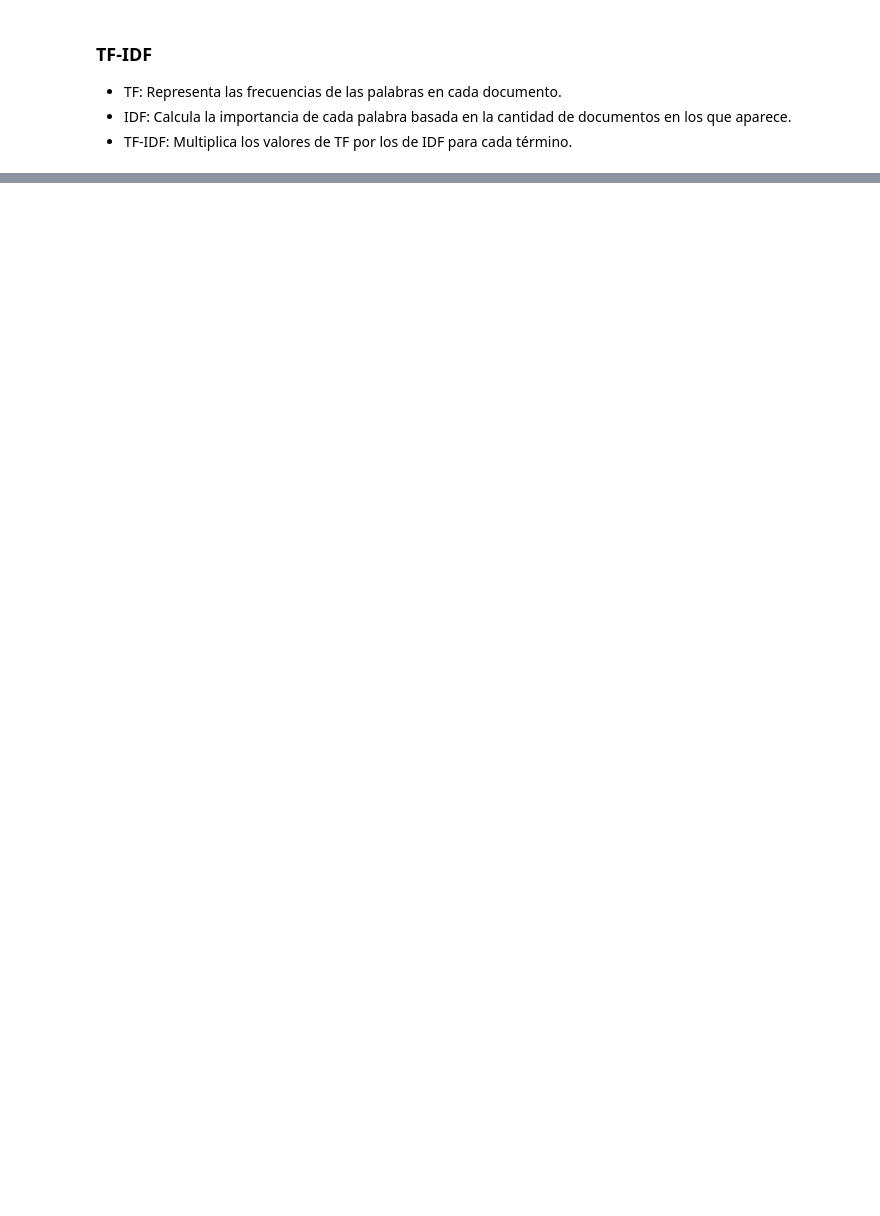
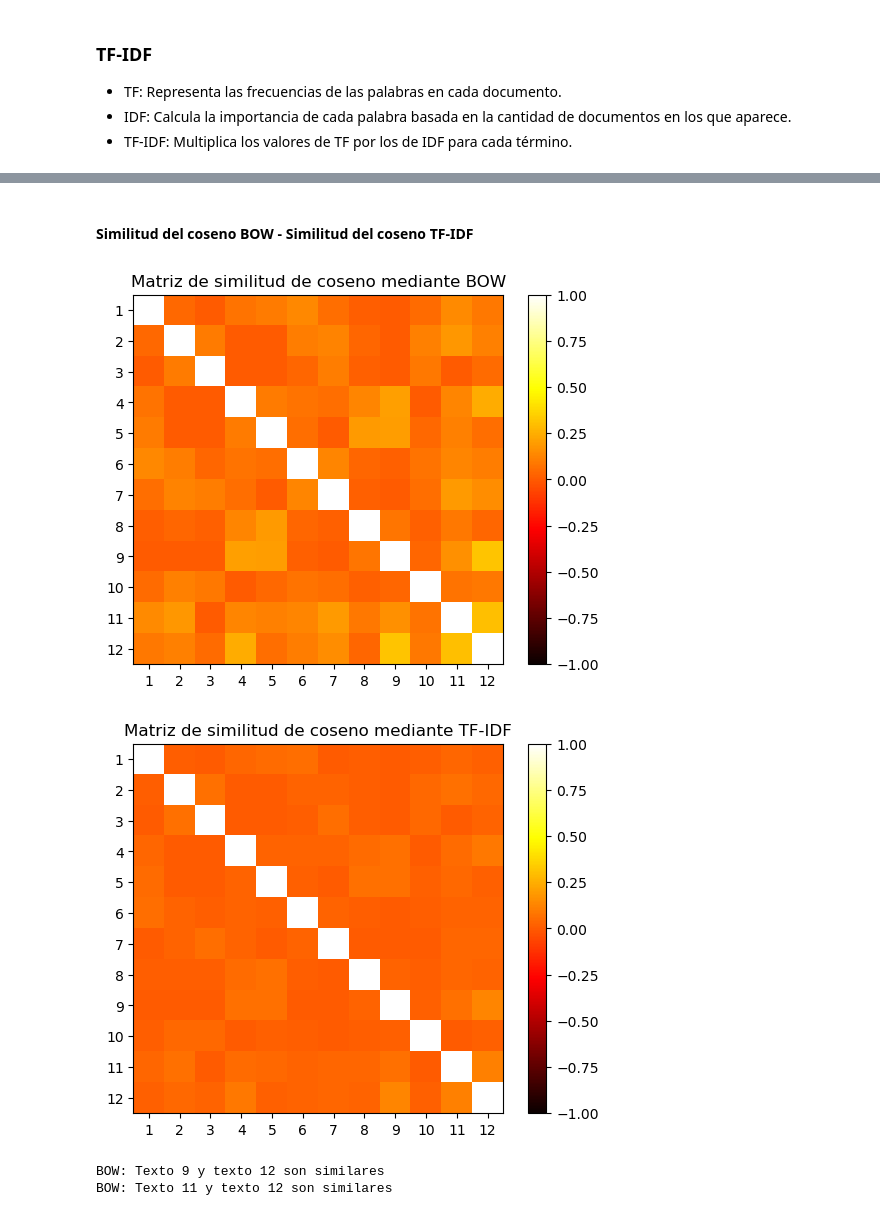
Before and after one commit to Davidgrcdz/PLN-Practicas, a Jupyter notebook: Practica_BOW.ipynb, the cells around one changed output, grey strips where cells are left out. Drawn from its saved outputs; the diff is of its cells as text; code cells hidden in the pictures; blank space fills up the shorter version.

```diff
--- a/Practica_BOW.ipynb
+++ b/Practica_BOW.ipynb
@@ -180,18 +180,18 @@ plt.show()
 # %% [output]
 [figure]
 # %%
-for i in range(len(comparacion)):
-    for j in range(len(comparacion)):
-        if comparacion[i][j] > 0.3 and i != j:
+for i in range(len(comparacion_bow)):
+    for j in range(len(comparacion_bow)):
+        if comparacion_bow[i][j] > 0.3 and i != j:
             if i < j:
                 print(f"Texto {i + 1} y texto {j + 1} son similares")
 # %% [output]
 Texto 9 y texto 12 son similares
 Texto 11 y texto 12 son similares
 # %%
-for i in range(len(comparacion)):
-    for j in range(len(comparacion)):
-        if comparacion[i][j] == 0 and i != j:
+for i in range(len(comparacion_bow)):
+    for j in range(len(comparacion_bow)):
+        if 0 < comparacion_bow[i][j] < 0.05 and i != j:
             if i < j:
                 print(f"Texto {i + 1} y texto {j + 1} no son similares")
 # %% [output]
@@ -240,0 +266,52 @@ TF-IDF: [[0.04073617 0.04073617 0.         ... 0.         0.         0.        ]
+# %%
+# Cálculo de la similitud de coseno usando TF-IDF
+
+tf_idf = tf_idf_calculation(bag_of_words)
+
+tf_idf_tensor = torch.tensor(tf_idf)
+tf_idf_tensor = tf_idf_tensor.float()
+
+comparacion_tf_idf = torch.zeros(len(tf_idf_tensor), len(tf_idf_tensor))
+
+for i in range(len(tensor)):
+    for j in range(len(tensor)):
+        cosine = torch.cosine_similarity(tf_idf_tensor[i], tf_idf_tensor[j], dim=0, eps=1e-8)
+        comparacion_tf_idf[i][j] = cosine
+# %% [markdown]
+#### Similitud del coseno BOW - Similitud del coseno TF-IDF
+# %%
+# Visualización de la matriz de similitud de coseno usando BOW y TF-IDF
+
+import matplotlib.pyplot as plt
+
+plt.imshow(comparacion_bow, cmap='hot', interpolation='nearest', vmin=-1, vmax=1)
+plt.title("Matriz de similitud de coseno mediante BOW")
+plt.xticks(ticks=range(len(tensor)), labels=range(1, len(tensor) + 1))
+plt.yticks(ticks=range(len(tensor)), labels=range(1, len(tensor) + 1))
+plt.colorbar()
+plt.show()
+
+plt.imshow(comparacion_tf_idf, cmap='hot', interpolation='nearest', vmin=-1, vmax=1)
+plt.title("Matriz de similitud de coseno mediante TF-IDF")
+plt.xticks(ticks=range(len(tensor)), labels=range(1, len(tensor) + 1))
+plt.yticks(ticks=range(len(tensor)), labels=range(1, len(tensor) + 1))
+plt.colorbar()
+plt.show()
+# %% [output]
+[figure, added]
+[figure, added]
+# %%
+for i in range(len(comparacion_bow)):
+    for j in range(len(comparacion_bow)):
+        if comparacion_bow[i][j] > 0.3 and i != j:
+            if i < j:
+                print(f"BOW: Texto {i + 1} y texto {j + 1} son similares")
+
+for i in range(len(comparacion_tf_idf)):
+    for j in range(len(comparacion_tf_idf)):
+        if comparacion_tf_idf[i][j] > 0.3 and i != j:
+            if i < j:
+                print(f"TF-IDF: Texto {i + 1} y texto {j + 1} son similares")
+# %% [output]
+BOW: Texto 9 y texto 12 son similares
+BOW: Texto 11 y texto 12 son similares
```
Also changed, not shown: parts of 10 cells of this notebook.
